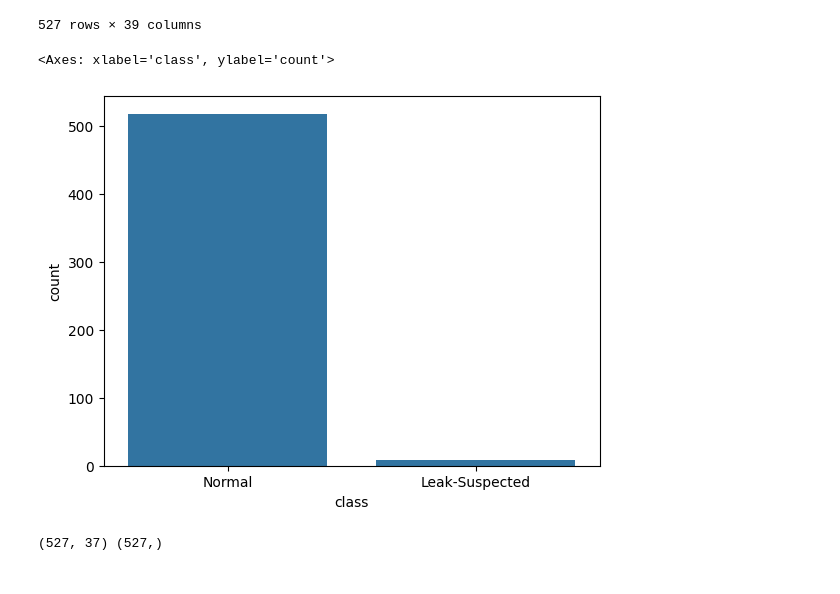
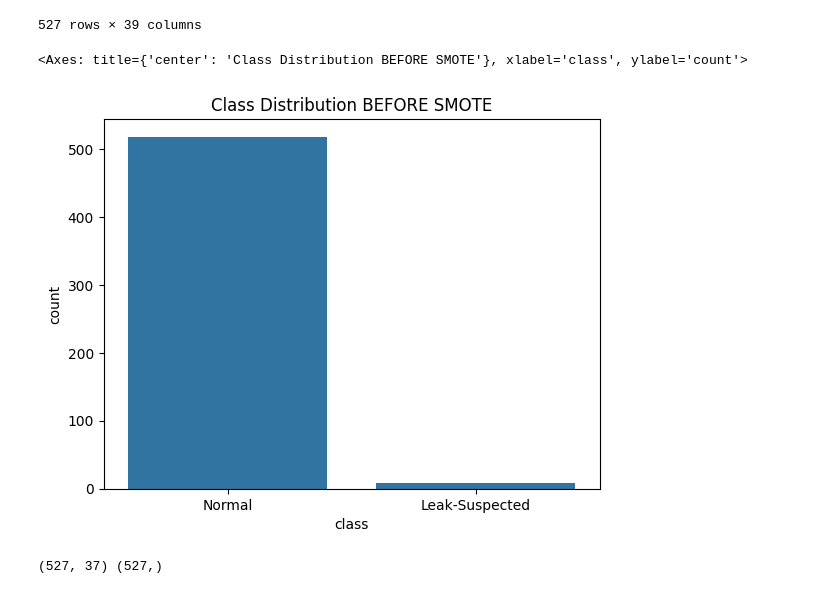
Before and after one commit to Ye-Bhone-Lin/Smart-Water-Distribution-Optimization, a Jupyter notebook: leak_prediction/leak_pred.ipynb, the cells around one changed output. Drawn from its saved outputs; the diff is of its cells as text; code cells hidden in the pictures.

```diff
--- a/leak_prediction/leak_pred.ipynb
+++ b/leak_prediction/leak_pred.ipynb
@@ -254,10 +254,12 @@ df
 # %%
 import seaborn as sns
 
+plt.title('Class Distribution BEFORE SMOTE')
+
 sns.countplot(x='class', data=df)
 # %% [output]
-<Axes: xlabel='class', ylabel='count'>
+<Axes: title={'center': 'Class Distribution BEFORE SMOTE'}, xlabel='class', ylabel='count'>
-[figure, old version]
+[figure, new version]
 # %%
 x = df.drop(['class','date'], axis=1)
 y = df['class']
```
Also changed, not shown: parts of 6 cells of this notebook, 9 other files.
